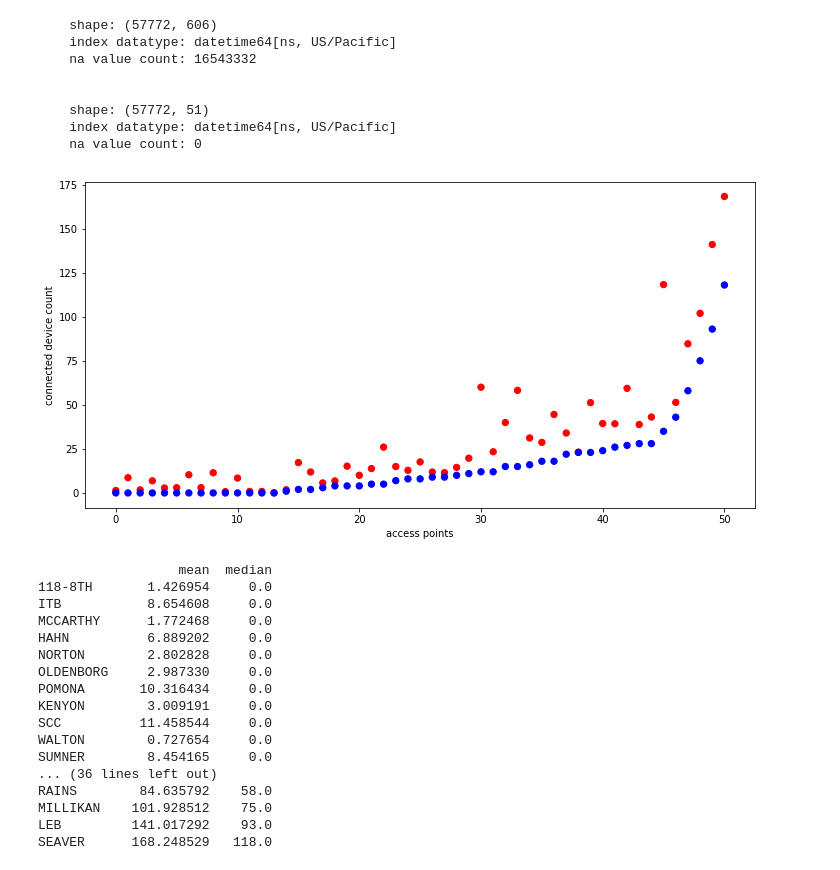
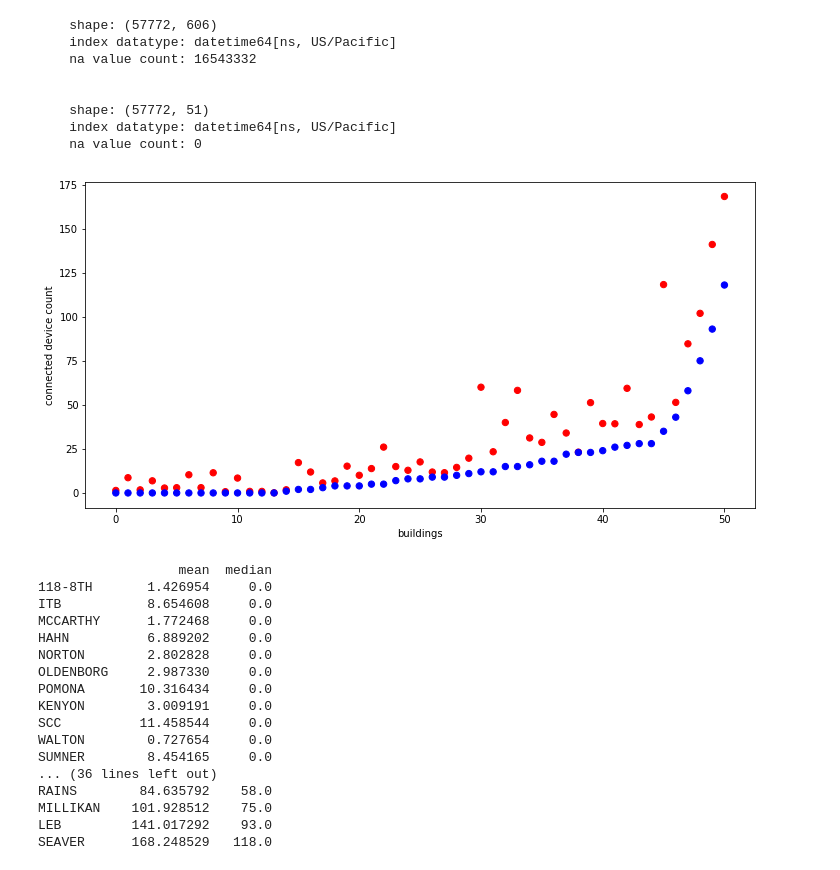
Before and after one commit to lux12337/wifi_occupancy, a Jupyter notebook: analytics-apps/occupancy-through-time.ipynb, the cells around one changed output. Saved outputs shown, nothing was run; the diff lists cells and outputs as text; code cells hidden in the pictures.

```diff
--- a/analytics-apps/occupancy-through-time.ipynb
+++ b/analytics-apps/occupancy-through-time.ipynb
@@ -136,8 +136,9 @@ def mean_med_per_col(occ: pd.DataFrame) -> pd.DataFrame:
     }).sort_values(by='median')
 
 def plot_mean_med_per_col(
-    mmpc: pd.DataFrame, dot_size: int = 2,
-    figsize: Tuple[int, int] = (12, 6)
+    mmpc: pd.DataFrame, xlabel: str, dot_size: int = 2,
+    figsize: Tuple[int, int] = (12, 6),
+    filename: Optional[str] = None
 ) -> pd.DataFrame:
     """
     Plot the mean and median occupancy counts in mmpc (created by mean_med_per_col)
@@ -159,7 +160,9 @@ def plot_mean_med_per_col(
         s=dot_size
     )
     plt.ylabel('connected device count')
-    plt.xlabel('access points')
+    plt.xlabel(xlabel)
+    if filename is not None:
+        plt.savefig(filename)
     plt.show()
 # %%
 # acpt is short for 'access point'
@@ -205,11 +211,14 @@ print(dataframe_info(occ_by_building))
     na value count: 0
 # %%
 mean_med_per_building = mean_med_per_col(occ_by_building)
-plot_mean_med_per_col(mean_med_per_building, dot_size=40)
+plot_mean_med_per_col(
+    mean_med_per_building, xlabel='buildings', dot_size=40,
+    filename='mean-med-occupancy-vs-buildings.png'
+)
 
 print(mean_med_per_building)
 # %% [output]
-[figure, old version]
+[figure, new version]
                   mean  median
 118-8TH       1.426954     0.0
 ITB           8.654608     0.0
```
Also changed, not shown: parts of 3 cells of this notebook, 2 other files.
